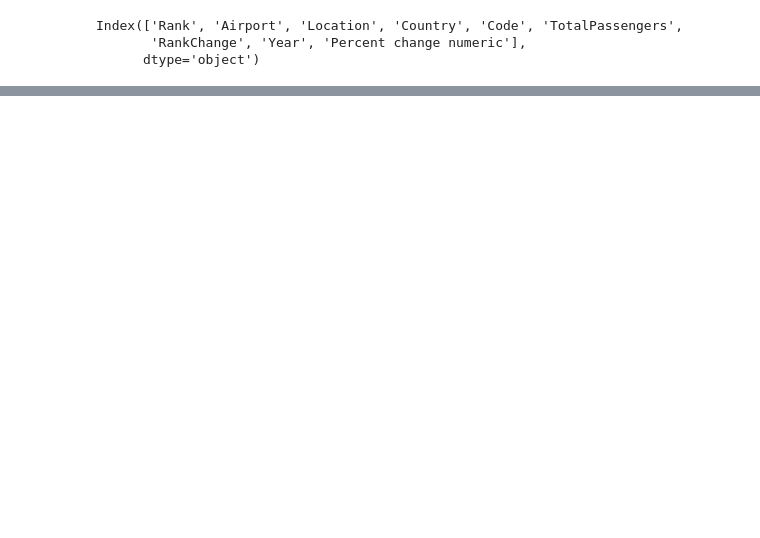
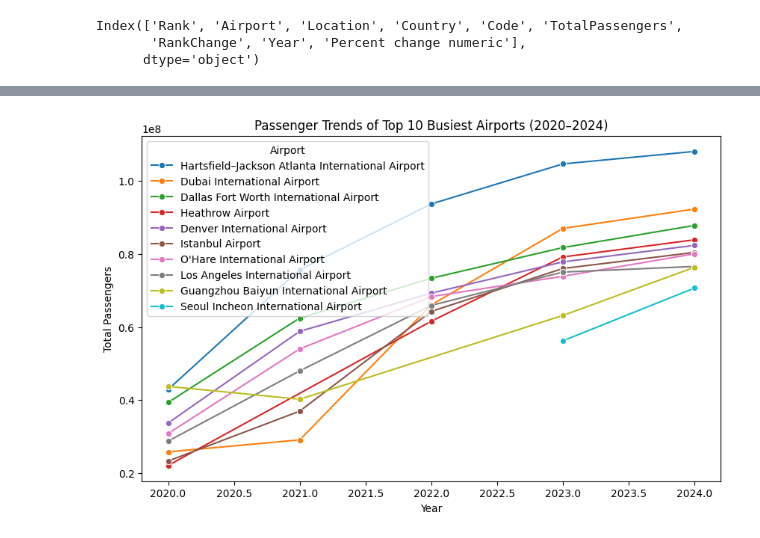
Before and after one commit to Sammi02/Data-Acquisition-Blog, a Jupyter notebook: Data_analysis.ipynb, the cells around one changed output, grey strips where cells are left out. Saved outputs shown, nothing was run; the diff lists cells and outputs as text; code cells hidden in the pictures; blank space fills up the shorter version.

```diff
--- a/Data_analysis.ipynb
+++ b/Data_analysis.ipynb
@@ -111,0 +288,15 @@ Index(['Rank', 'Airport', 'Location', 'Country', 'Code', 'TotalPassengers',
+# %%
+# table of top 10 airports with some aggregations
+airport_summary = (
+    airports.groupby("Airport")
+    .agg(
+        avg_passengers=("TotalPassengers", "mean"),
+        total_passengers=("TotalPassengers", "sum"),
+        years_in_top50=("Year", "nunique"),
+        country=("Country", "first")
+    )
+    .sort_values(by="avg_passengers", ascending=False)
+    .head(10)
+)
+
+airport_summary
@@ -111,0 +324,11 @@ Index(['Rank', 'Airport', 'Location', 'Country', 'Code', 'TotalPassengers',
+# %%
+# graph of the top airports over time
+top_airports = airports[airports["Airport"].isin(airport_summary.index)]
+
+plt.figure(figsize=(10,6))
+sns.lineplot(data=top_airports, x="Year", y="TotalPassengers", hue="Airport", marker="o")
+plt.title("Passenger Trends of Top 10 Busiest Airports (2020–2024)")
+plt.ylabel("Total Passengers")
+plt.show()
+# %% [output]
+[figure, added]
```
Also changed, not shown: parts of 30 cells of this notebook, 2 other files.
